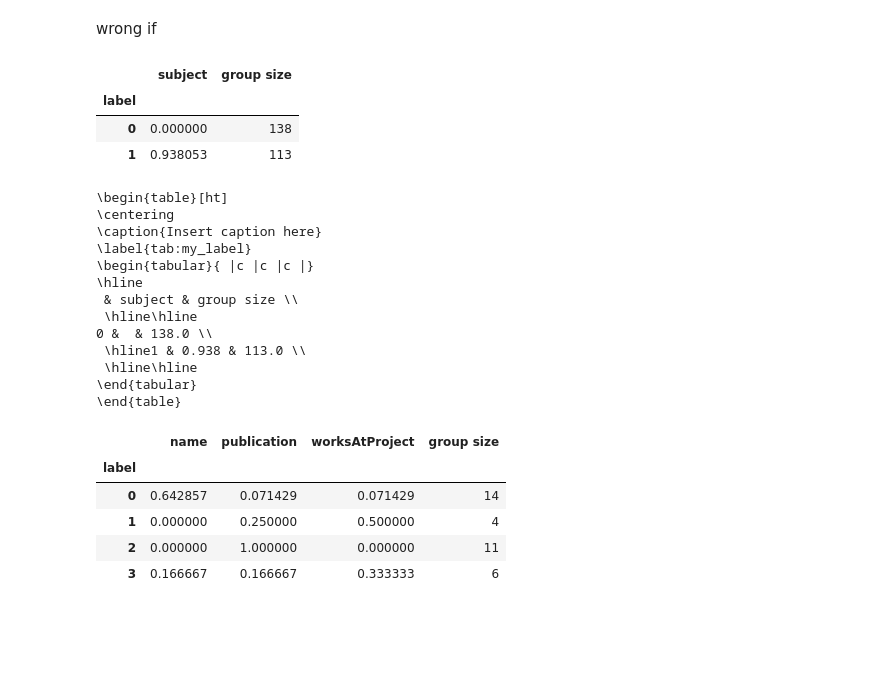
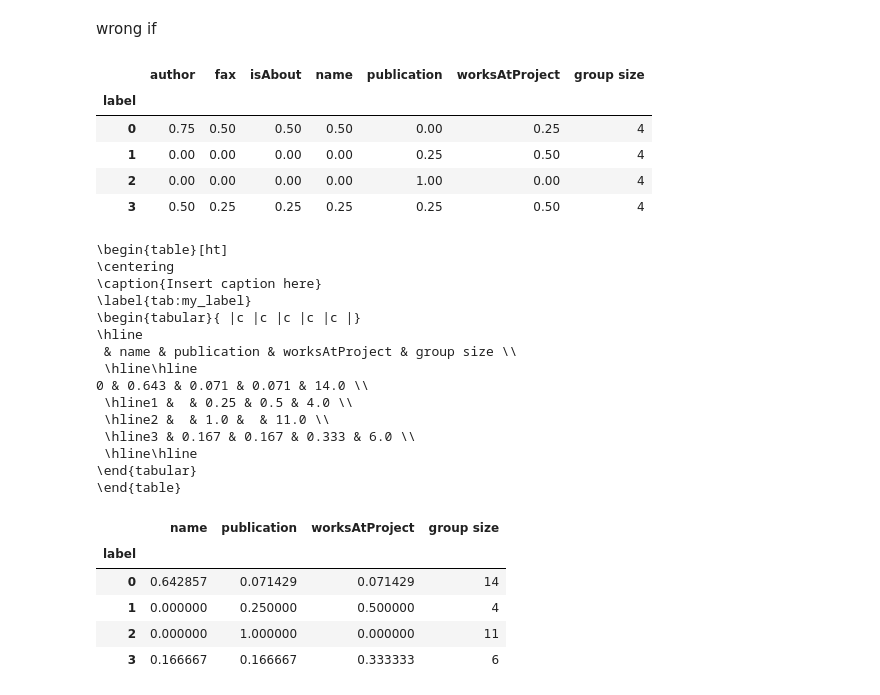
Before and after one commit to traopia/RGCN-Explainer, a Jupyter notebook: RGCN_stuff/statistics_baseline.ipynb, the cells around one changed output. Saved outputs shown, nothing was run; the diff lists cells and outputs as text; code cells hidden in the pictures; blank space fills up the shorter version.

```diff
--- a/RGCN_stuff/statistics_baseline.ipynb
+++ b/RGCN_stuff/statistics_baseline.ipynb
@@ -83,7 +83,7 @@ def select_columns_with_values_above_threshold(df, threshold):
 
     return modified_df
 # %%
-name = 'dbo_gender'
+name = 'aifb'
 # %%
 
 if name in ['aifb', 'mutag', 'bgs', 'am', 'mdgenre']:
@@ -95,14 +97,16 @@ if 'dbo' in name:
 # %%
 id = 'one_relation'
+sample = 'sample' #or ''
 if name == 'aifb':
-    df_w = pd.read_csv(f'chk/{name}_chk/Relation_Selection/Important_{id}_{name}_results_ones_withheld.csv')
-    df_t = pd.read_csv(f'chk/{name}_chk/Relation_Selection/Important_{id}_{name}_results_ones_test.csv')
-    df = pd.concat([df_w,df_t])
+    df_w = pd.read_csv(f'chk/{name}_chk/Relation_Selection/Important_{id}_{name}_results_{sample}_ones_withheld.csv')
+    # df_t = pd.read_csv(f'chk/{name}_chk/Relation_Selection/Important_{id}_{name}_results_{sample}_ones_test.csv')
+    # df = pd.concat([df_w,df_t])
+    df = df_w
 else:
     #df = pd.read_csv(f'chk/{name}_chk/Relation_Selection/Important_{id}_{name}_results_ones_withheld.csv')
     node_labels = data.withheld #([[0, 'LabelA'], [1, 'LabelB'], [2, 'LabelC']])
-    df = pd.read_csv(f'chk/{name}_chk/Relation_Selection/Important_{id}_{name}_results_ones_withheld.csv')
-    df = pd.read_csv(f'chk/{name}_chk/Relation_Selection/Important_{id}_{name}_results_ones_withheld.csv')
+    df = pd.read_csv(f'chk/{name}_chk/Relation_Selection/Important_{id}_{name}_results_{sample}_ones_withheld.csv')
+    df = pd.read_csv(f'chk/{name}_chk/Relation_Selection/Important_{id}_{name}_results_{sample}_ones_withheld.csv')
     label_dict = dict(node_labels)
     df['label'] = df['node_idx'].map(dict(data.withheld))
 #df['label'] = df['node_idx'].map(dict(data.withheld))
@@ -153,40 +159,43 @@ wrong if
 # %%
 id = 'wrong_if'
 if name == 'aifb':
-    df_w = pd.read_csv(f'chk/{name}_chk/Relation_Selection/Important_{id}_{name}_results_ones_withheld.csv')
-    df_t = pd.read_csv(f'chk/{name}_chk/Relation_Selection/Important_{id}_{name}_results_ones_test.csv')
-    df = pd.concat([df_w,df_t])
+    df_w = pd.read_csv(f'chk/{name}_chk/Relation_Selection/Important_{id}_{name}_results_{sample}_ones_withheld.csv')
+    # df_t = pd.read_csv(f'chk/{name}_chk/Relation_Selection/Important_{id}_{name}_results_ones_test.csv')
+    # df = pd.concat([df_w,df_t])
+    df = df_w
 else:
     #df = pd.read_csv(f'chk/{name}_chk/Relation_Selection/Important_{id}_{name}_results_ones_withheld.csv')
     node_labels = data.withheld #([[0, 'LabelA'], [1, 'LabelB'], [2, 'LabelC']])
-    df = pd.read_csv(f'chk/{name}_chk/Relation_Selection/Important_{id}_{name}_results_ones_withheld.csv')
-    df = pd.read_csv(f'chk/{name}_chk/Relation_Selection/Important_{id}_{name}_results_ones_withheld.csv')
+    df = pd.read_csv(f'chk/{name}_chk/Relation_Selection/Important_{id}_{name}_results_{sample}_ones_withheld.csv')
+    df = pd.read_csv(f'chk/{name}_chk/Relation_Selection/Important_{id}_{name}_results_{sample}_ones_withheld.csv')
     label_dict = dict(node_labels)
     df['label'] = df['node_idx'].map(dict(data.withheld))
 
 df.set_index('node_idx', inplace=True)
 if name == 'aifb':
     df.drop('type.1', axis=1, inplace=True)
     df.drop('type.2', axis=1, inplace=True)
 df = df.fillna(0)
 gb = df.groupby('label')
 a = gb.aggregate('mean') #a = gb.sum()
 a['group size'] = gb.size()
 a = a.fillna(0)
 if name == 'IMDb_us':
     a = a[a['group size'] > 10]
     a.drop('label.1', axis=1, inplace=True)
     a.drop('type', axis=1, inplace=True)
 if name == 'dbo_gender':
     a.drop('subject.1', axis=1, inplace=True)
 a = keep_columns_with_non_zero_values(a)
 a_high = select_columns_with_values_above_threshold(a,0.4)
 a_high
 # %% [output]
-|  | subject | group size |
-| label |  |  |
-| 0 | 0.000000 | 138 |
-| 1 | 0.938053 | 113 |
+|  | author | fax | isAbout | name | publication | worksAtProject | group size |
+| label |  |  |  |  |  |  |  |
+| 0 | 0.75 | 0.50 | 0.50 | 0.50 | 0.00 | 0.25 | 4 |
+| 1 | 0.00 | 0.00 | 0.00 | 0.00 | 0.25 | 0.50 | 4 |
+| 2 | 0.00 | 0.00 | 0.00 | 0.00 | 1.00 | 0.00 | 4 |
+| 3 | 0.50 | 0.25 | 0.25 | 0.25 | 0.25 | 0.50 | 4 |
 # %%
 print(dataframe_to_overleaf_table(a_high))
 # %% [output]
@@ -194,12 +203,14 @@ print(dataframe_to_overleaf_table(a_high))
 \centering
 \caption{Insert caption here}
 \label{tab:my_label}
-\begin{tabular}{ |c |c |c |}
+\begin{tabular}{ |c |c |c |c |c |}
 \hline
- & subject & group size \\
+ & name & publication & worksAtProject & group size \\
  \hline\hline
-0 &  & 138.0 \\
- \hline1 & 0.938 & 113.0 \\
+0 & 0.643 & 0.071 & 0.071 & 14.0 \\
+ \hline1 &  & 0.25 & 0.5 & 4.0 \\
+ \hline2 &  & 1.0 &  & 11.0 \\
+ \hline3 & 0.167 & 0.167 & 0.333 & 6.0 \\
  \hline\hline
 \end{tabular}
 \end{table}
```
Also changed, not shown: parts of 2 cells of this notebook, 19 other files.
